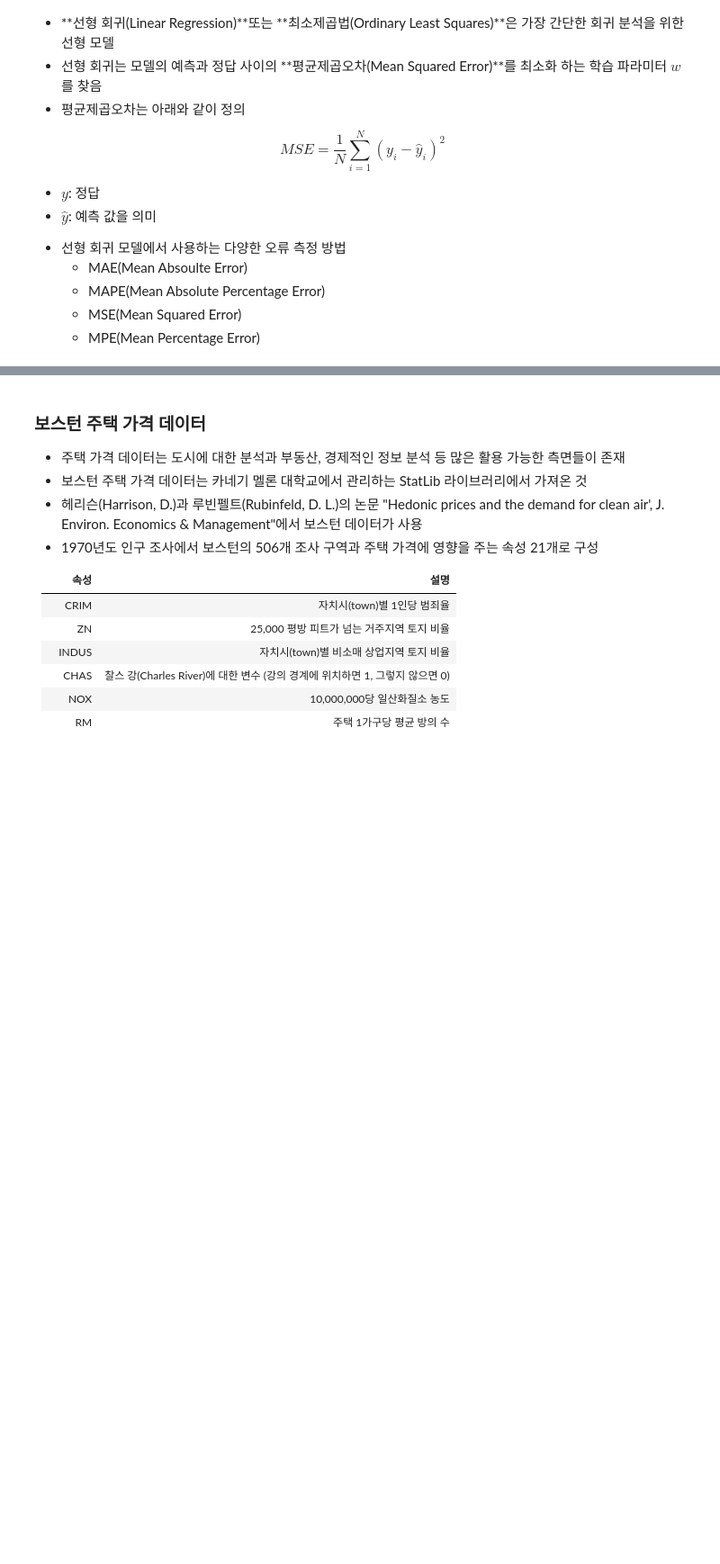
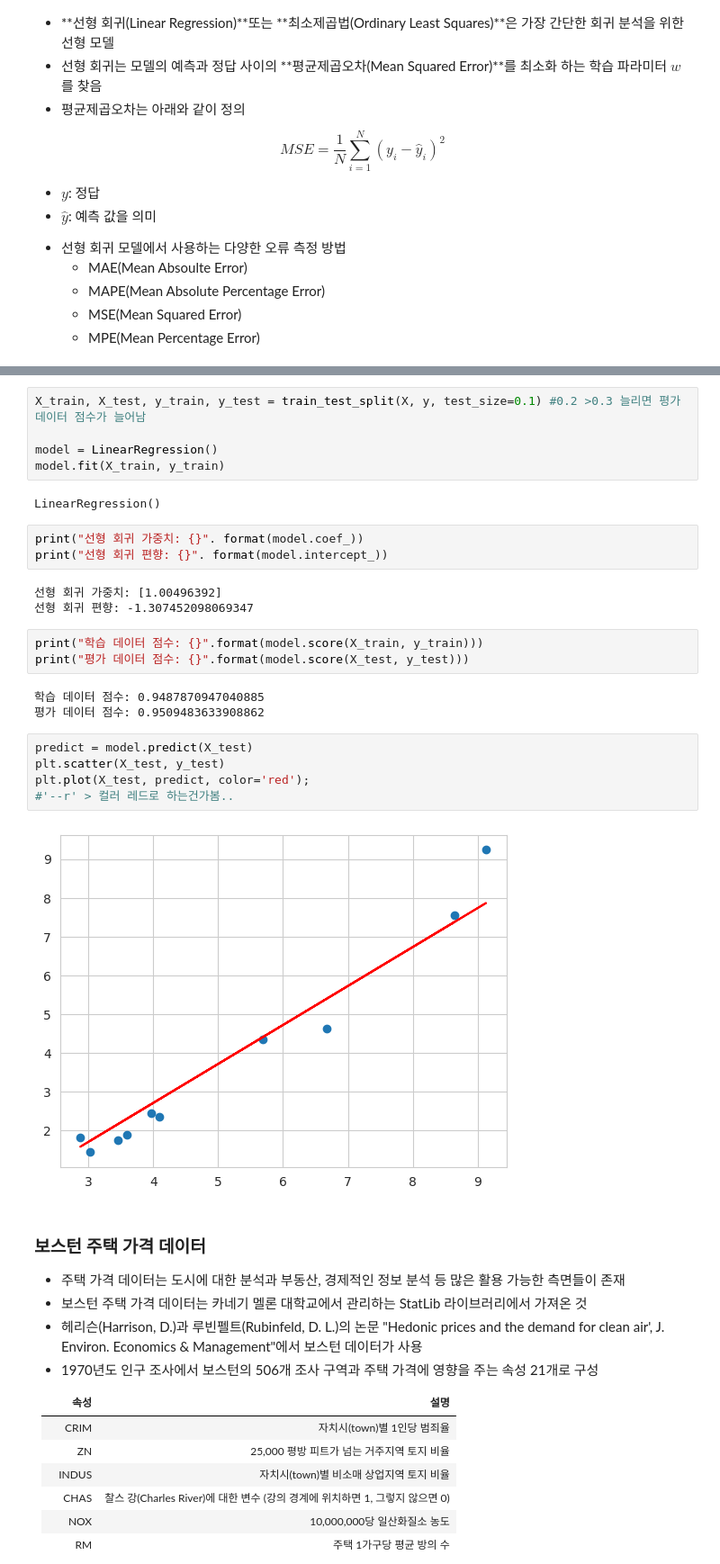
Before and after one commit to kwanization/Machine_Learning_Study, a Jupyter notebook: _3_선형_모델(Linear_Models).ipynb, the cells around one changed output, grey strips where cells are left out. Shown at 90% size. Cells and saved outputs as stored; diff of their text form; blank space fills up the shorter version.

```diff
--- a/_3_선형_모델(Linear_Models).ipynb
+++ b/_3_선형_모델(Linear_Models).ipynb
@@ -38,3 +55,29 @@ MSE = \frac{1}{N} \sum_{i=1}^{N}(y_i - \hat{y}_i)^2
+# %%
+X_train, X_test, y_train, y_test = train_test_split(X, y, test_size=0.1) #0.2 >0.3 늘리면 평가 데이터 점수가 늘어남
+
+model = LinearRegression()
+model.fit(X_train, y_train)
+# %% [output]
+LinearRegression()
+# %%
+print("선형 회귀 가중치: {}". format(model.coef_))
+print("선형 회귀 편향: {}". format(model.intercept_))
+# %% [output]
+선형 회귀 가중치: [1.00496392]
+선형 회귀 편향: -1.307452098069347
+# %%
+print("학습 데이터 점수: {}".format(model.score(X_train, y_train)))
+print("평가 데이터 점수: {}".format(model.score(X_test, y_test)))
+# %% [output]
+학습 데이터 점수: 0.9487870947040885
+평가 데이터 점수: 0.9509483633908862
+# %%
+predict = model.predict(X_test)
+plt.scatter(X_test, y_test)
+plt.plot(X_test, predict, color='red');
+#'--r' > 컬러 레드로 하는건가봄..
+# %% [output]
+[figure, added]
 # %% [markdown]
 ### 보스턴 주택 가격 데이터
 
```
Also changed, not shown: parts of 15 cells of this notebook.
